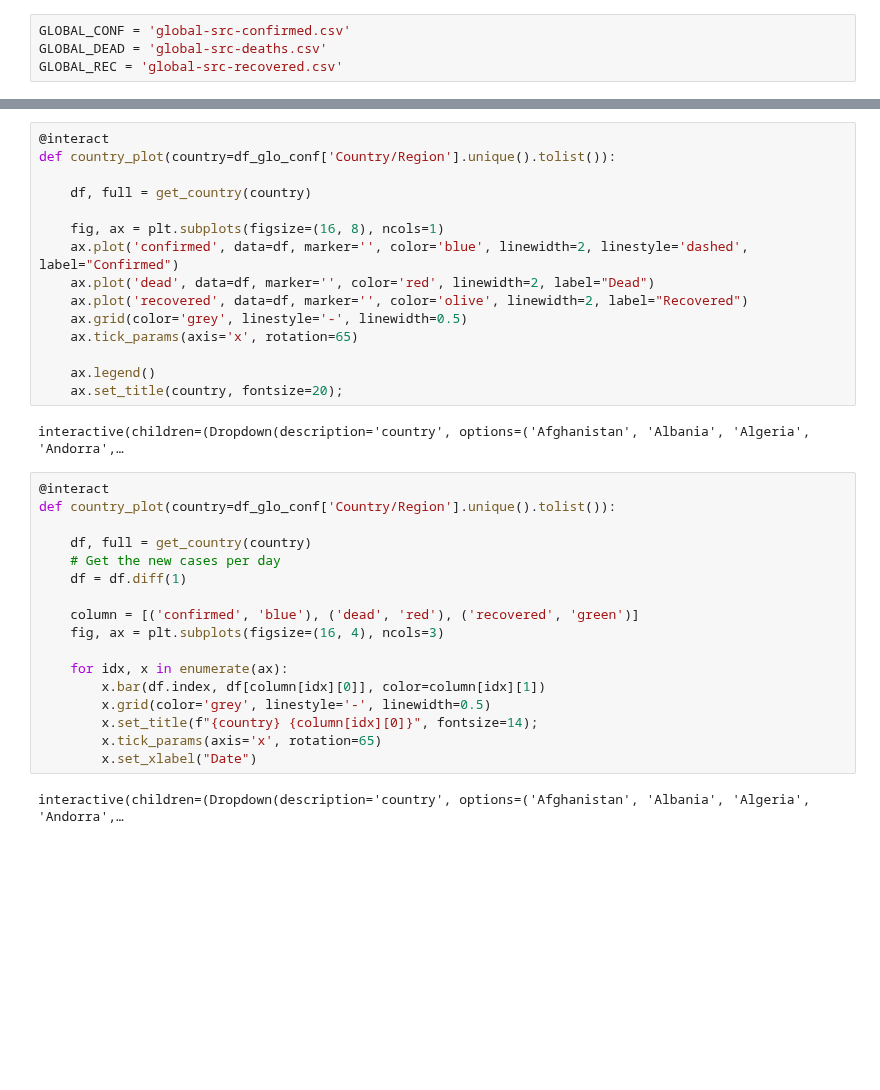
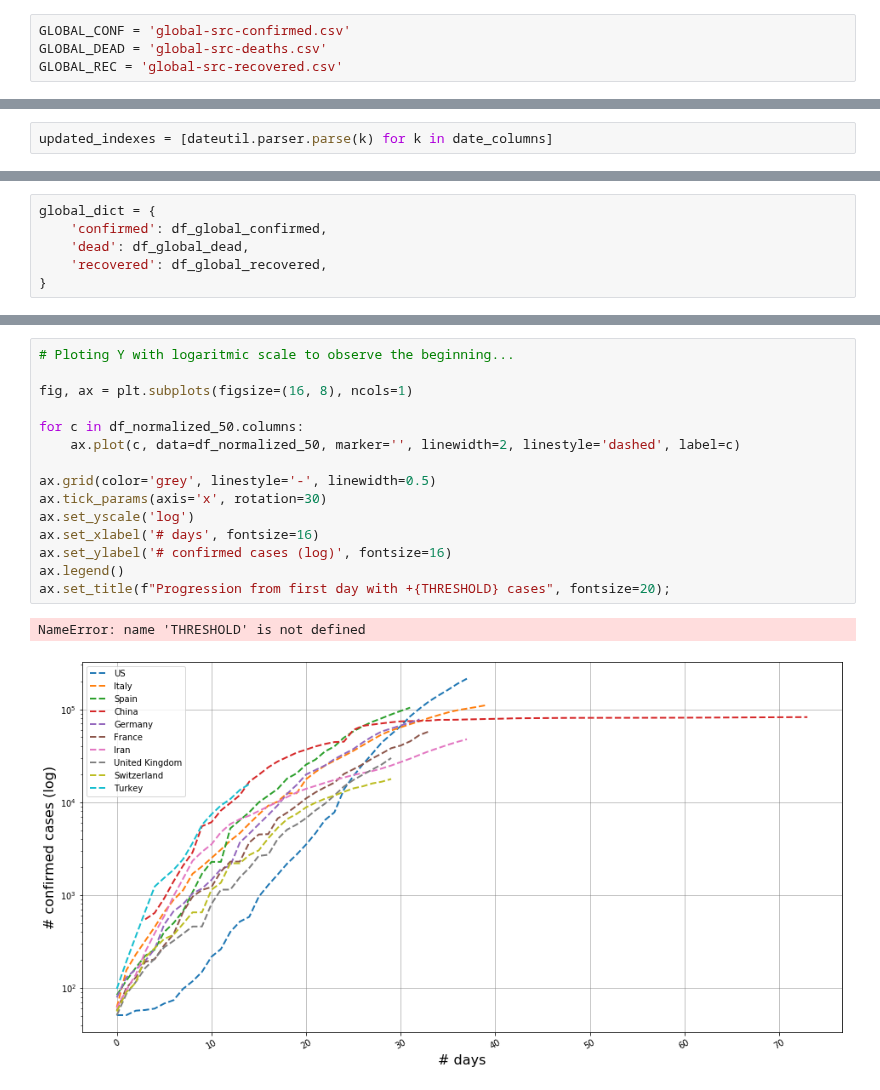
Before and after one commit to jgdelrio/covid-data, a Jupyter notebook: notebooks/load_data_example.ipynb, the cells around one changed output, grey strips where cells are left out. Saved outputs shown, nothing was run; the diff lists cells and outputs as text; blank space fills up the shorter version.

```diff
--- a/notebooks/load_data_example.ipynb
+++ b/notebooks/load_data_example.ipynb
@@ -99,0 +75,2 @@ df_sp.tail(5)
+# %%
+updated_indexes = [dateutil.parser.parse(k) for k in date_columns]
@@ -99,0 +93,6 @@ df_sp.tail(5)
+# %%
+global_dict = {
+    'confirmed': df_global_confirmed,
+    'dead': df_global_dead,
+    'recovered': df_global_recovered,
+}
@@ -130,36 +211,18 @@ from ipywidgets import *
 # %%
-@interact
-def country_plot(country=df_glo_conf['Country/Region'].unique().tolist()):
+# Ploting Y with logaritmic scale to observe the beginning...
 
-    df, full = get_country(country)
+fig, ax = plt.subplots(figsize=(16, 8), ncols=1)
 
-    fig, ax = plt.subplots(figsize=(16, 8), ncols=1)
-    ax.plot('confirmed', data=df, marker='', color='blue', linewidth=2, linestyle='dashed', label="Confirmed")
-    ax.plot('dead', data=df, marker='', color='red', linewidth=2, label="Dead")
-    ax.plot('recovered', data=df, marker='', color='olive', linewidth=2, label="Recovered")
-    ax.grid(color='grey', linestyle='-', linewidth=0.5)
-    ax.tick_params(axis='x', rotation=65)
+for c in df_normalized_50.columns:
+    ax.plot(c, data=df_normalized_50, marker='', linewidth=2, linestyle='dashed', label=c)
 
-    ax.legend()
-    ax.set_title(country, fontsize=20);
+ax.grid(color='grey', linestyle='-', linewidth=0.5)
+ax.tick_params(axis='x', rotation=30)
+ax.set_yscale('log')
+ax.set_xlabel('# days', fontsize=16)
+ax.set_ylabel('# confirmed cases (log)', fontsize=16)
+ax.legend()
+ax.set_title(f"Progression from first day with +{THRESHOLD} cases", fontsize=20);
 # %% [output]
-interactive(children=(Dropdown(description='country', options=('Afghanistan', 'Albania', 'Algeria', 'Andorra',…
+NameError: name 'THRESHOLD' is not defined
+[figure, added]
-# %%
-@interact
-def country_plot(country=df_glo_conf['Country/Region'].unique().tolist()):
-
-    df, full = get_country(country)
-    # Get the new cases per day
-    df = df.diff(1)
-
-    column = [('confirmed', 'blue'), ('dead', 'red'), ('recovered', 'green')]
-    fig, ax = plt.subplots(figsize=(16, 4), ncols=3)
-
-    for idx, x in enumerate(ax):
-        x.bar(df.index, df[column[idx][0]], color=column[idx][1])
-        x.grid(color='grey', linestyle='-', linewidth=0.5)
-        x.set_title(f"{country} {column[idx][0]}", fontsize=14);
-        x.tick_params(axis='x', rotation=65)
-        x.set_xlabel("Date")
-# %% [output]
-interactive(children=(Dropdown(description='country', options=('Afghanistan', 'Albania', 'Algeria', 'Andorra',…
```
Also changed, not shown: parts of 25 cells of this notebook, 3 other files.
